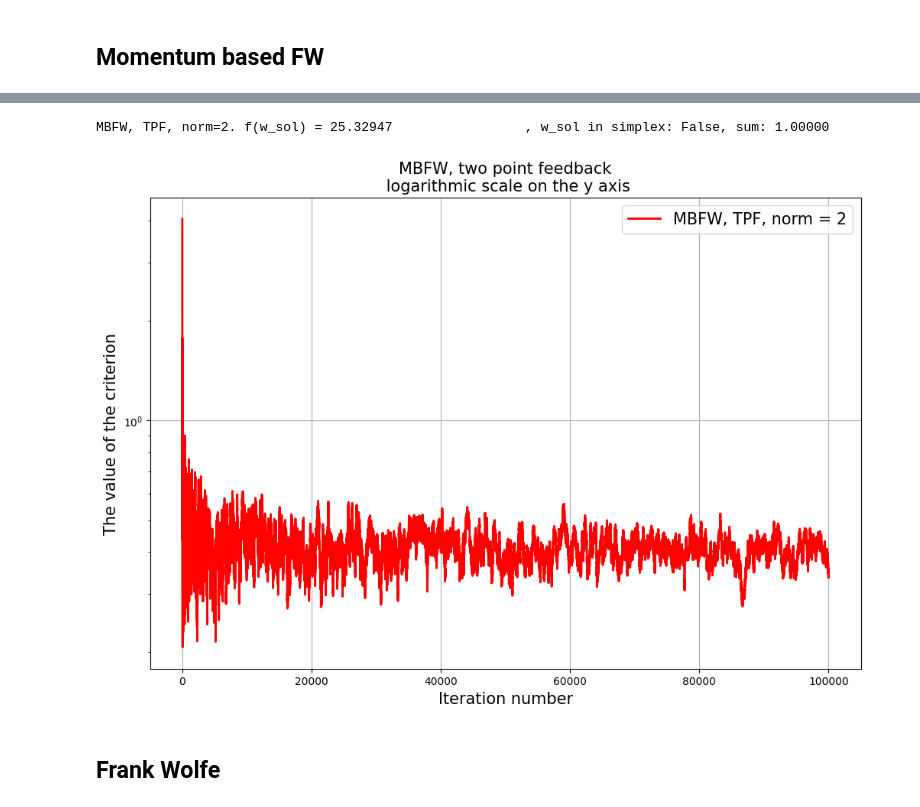
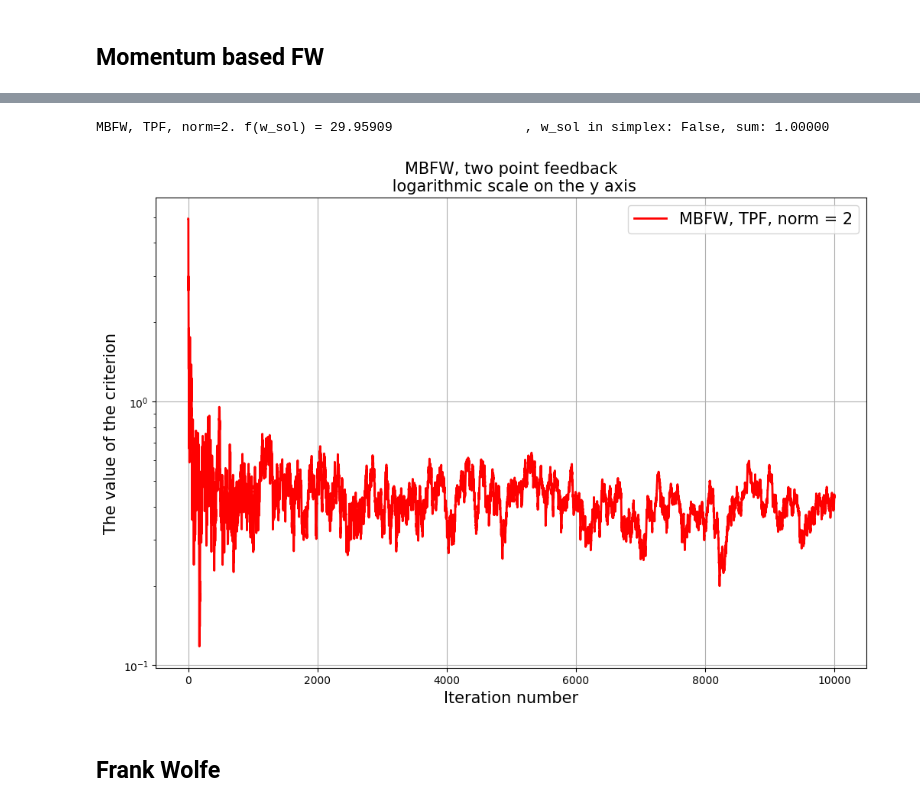
Before and after one commit to minashkinvladislav/Frank_Wolfe, a Jupyter notebook: article.ipynb, the cells around one changed output, grey strips where cells are left out. Saved outputs shown, nothing was run; the diff lists cells and outputs as text; code cells hidden in the pictures.

Commit message:
FW step added

```diff
--- a/article.ipynb
+++ b/article.ipynb
@@ -118,28 +113,24 @@ MD, TPF norm=2. f(w_sol) = 9.78951                 , w_sol in simplex: True, sum
 # %%
 reload(optimizers)
 
-def const_gamma(k, func, nabla_f, x_curr, args):
-    return 1. / ((k + 1) * args['L'])
+def fw_step(k, func, nabla_f, x_curr, args):
+    return 2 / (k + 2)
 
 title = "MBFW, two point feedback"
 label = 'MBFW, TPF,'
 
 args['gamma'] = lambda k: 1 / np.sqrt(k)
-args['max_steps'] = 10 ** 5
-args['criterium'] = 'f(x_k) - f(x^*)'
-
-args['batch_size'] = 1
-args['momentum_k'] = momentum_k
+args['max_steps'] = 10 ** 4
 args['proj'] = False
 args['norms'] = [2]
 
-optimizer = optimizers.MBFWOptimizer(f, optimizers.get_grad_tpf_v3, x_0 = w_0, step = const_gamma, args = args)
+optimizer = optimizers.MBFWOptimizer(f, optimizers.get_grad_tpf_v3, x_0 = w_0, step = fw_step, args = args)
 
 iterations_mbfw_tpf, errors_mbfw_tpf, labels_mbfw_tpf, _ = graph(args, optimizer, R_0, label, title)
 # %% [output]
 [interactive output not drawn]
-MBFW, TPF, norm=2. f(w_sol) = 25.32947                 , w_sol in simplex: False, sum: 1.00000
+MBFW, TPF, norm=2. f(w_sol) = 29.95909                 , w_sol in simplex: False, sum: 1.00000
-[figure, old version]
+[figure, new version]
 # %% [markdown]
 ## Frank Wolfe
 # %%
```
Also changed, not shown: parts of 12 cells of this notebook, 1 other file.
